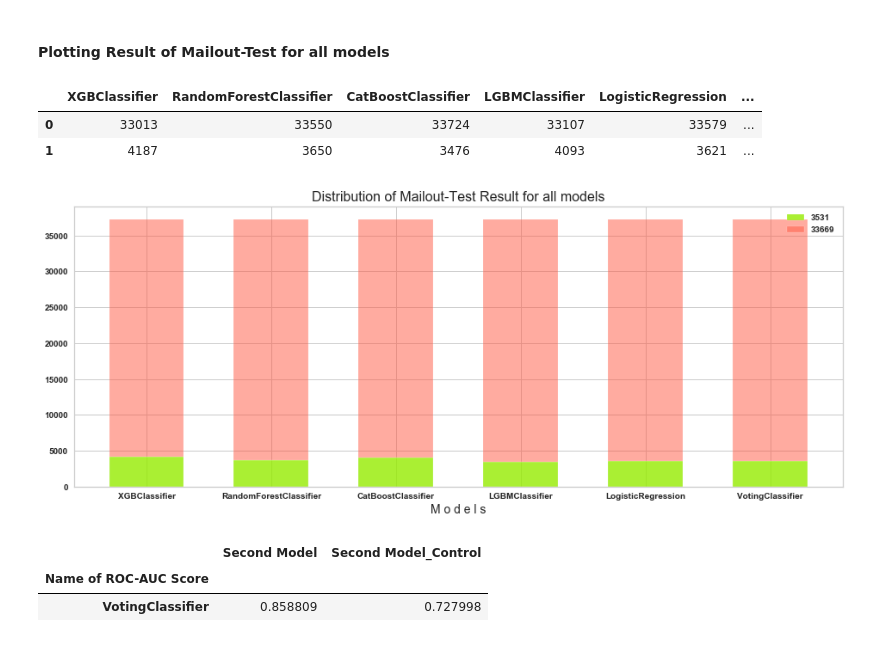
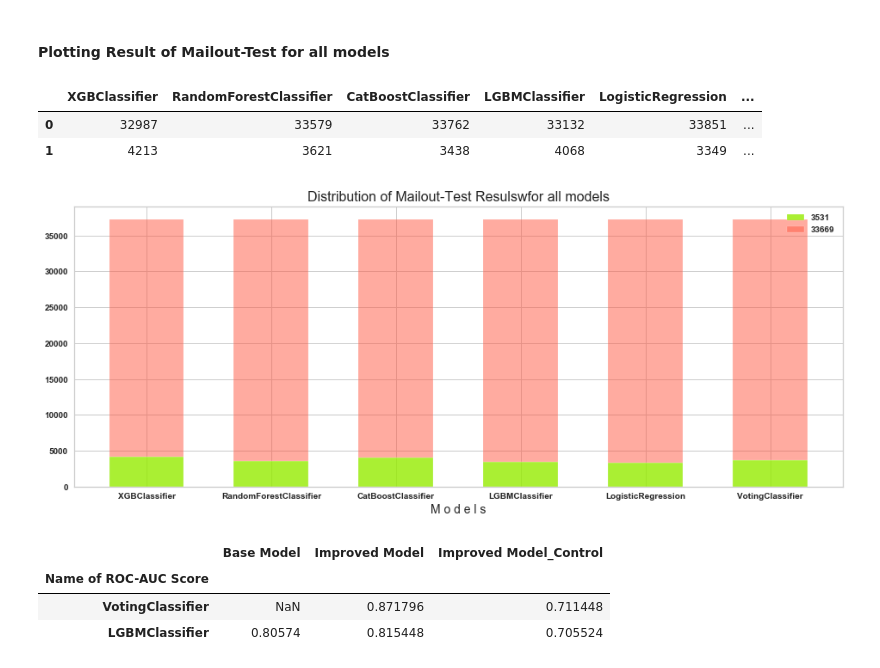
Before and after one commit to huseyinelci/CustomerSegmentation, a Jupyter notebook: 002_SupervisedLearning.ipynb, the cells around one changed output. Saved outputs shown, nothing was run; the diff lists cells and outputs as text; code cells hidden in the pictures.

```diff
--- a/002_SupervisedLearning.ipynb
+++ b/002_SupervisedLearning.ipynb
@@ -1791,10 +1816,10 @@ plt.bar(r, bars0, bottom=bars1, color='#FF5842', edgecolor='white', width=barWid
 # Custom X axis
 plt.xticks(r, names, fontweight='bold')
 plt.xlabel("M o d e l s", size=14)
-plt.title("Distribution of Mailout-Test Result for all models", size=16)
+plt.title("Distribution of Mailout-Test Resulswfor all models", size=16)
 plt.legend([3531,33669]);
 # %% [output]
 |  | XGBClassifier | RandomForestClassifier | CatBoostClassifier | LGBMClassifier | LogisticRegression | ... |
-| 0 | 33013 | 33550 | 33724 | 33107 | 33579 | ... |
-| 1 | 4187 | 3650 | 3476 | 4093 | 3621 | ... |
+| 0 | 32987 | 33579 | 33762 | 33132 | 33851 | ... |
+| 1 | 4213 | 3621 | 3438 | 4068 | 3349 | ... |
 [figure]
@@ -1810,6 +1826,7 @@ eclf_df.index.name='Name of ROC-AUC Score'
-# %%
-eclf_df
-# %% [output]
-|  | Second Model | Second Model_Control |
-| Name of ROC-AUC Score |  |  |
-| VotingClassifier | 0.858809 | 0.727998 |
+# %%
+compare_roc.sort_values(by='Improved Model', ascending=False).head(2)
+# %% [output]
+|  | Base Model | Improved Model | Improved Model_Control |
+| Name of ROC-AUC Score |  |  |  |
+| VotingClassifier | NaN | 0.871796 | 0.711448 |
+| LGBMClassifier | 0.80574 | 0.815448 | 0.705524 |
```
Also changed, not shown: parts of 62 cells of this notebook.
